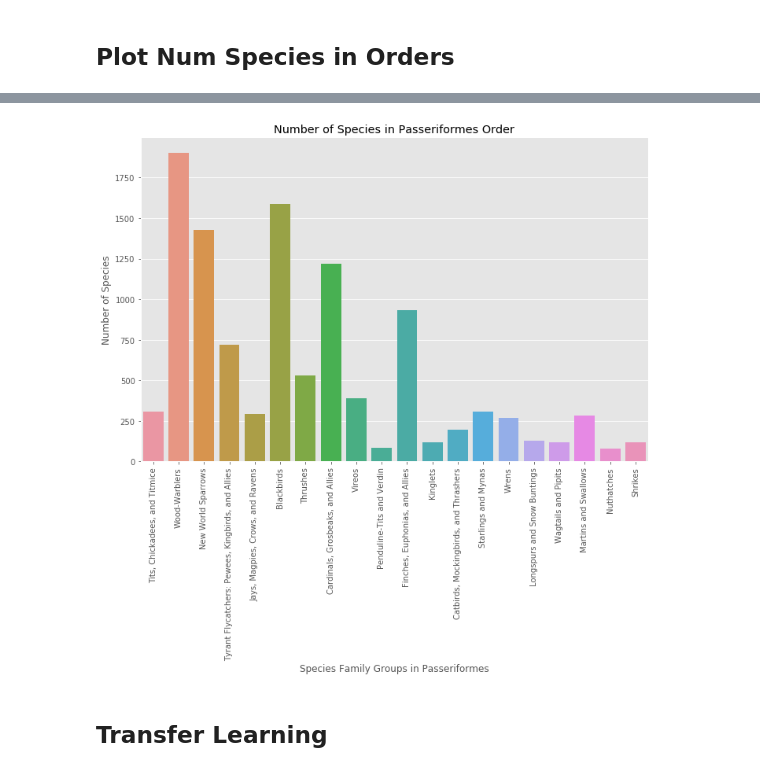
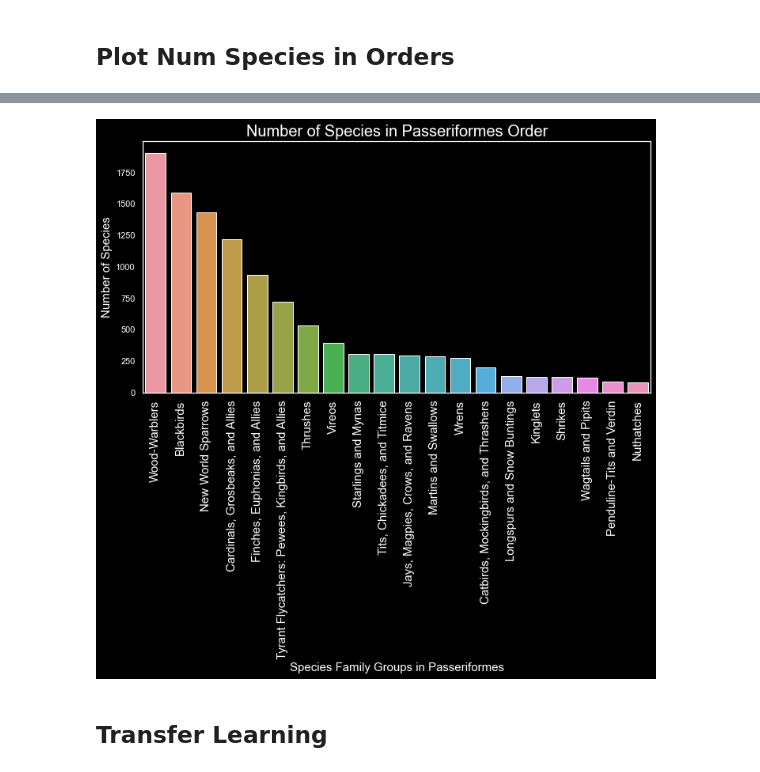
Before and after one commit to cwong690/Birdex, a Jupyter notebook: species_model.ipynb, the cells around one changed output, grey strips where cells are left out. Drawn from its saved outputs; the diff is of its cells as text; code cells hidden in the pictures.

```diff
--- a/species_model.ipynb
+++ b/species_model.ipynb
@@ -253,4 +262,6 @@ blackbird1 = Image.open(img_bytes)
 #     ax.set_title(name)
 
 # plt.tight_layout()
+# %%
+plt.style.use('dark_background')
 # %%
@@ -280,0 +288,2 @@ df
+# %%
+order_fam = final_orders[final_orders['order']=='Passeriformes'].groupby('species_group').count()['order'].sort_values(ascending=False)
@@ -281,14 +303,19 @@ df
 # %%
+plt.style.use('dark_background')
+
 fig, ax = plt.subplots(figsize=(10,10))
 
-ax = sns.countplot('species_group',data=final_orders[final_orders['order']=='Passeriformes']);
-plt.xticks(rotation=90);
-ax.set_title('Number of Species in Passeriformes Order')
-ax.set_xlabel('Species Family Groups in Passeriformes')
-ax.set_ylabel('Number of Species')
+ax = sns.barplot(x=order_fam.index.values, y=order_fam.values);
+plt.xticks(rotation=90, fontsize=15);
+ax.set_title('Number of Species in Passeriformes Order', fontsize=20)
+ax.set_xlabel('Species Family Groups in Passeriformes', fontsize=15)
+ax.set_ylabel('Number of Species', fontsize=15)
+ax.grid(False)
 plt.tight_layout()
+
+plt.savefig('graphs/num_passer_order.png')
 # %% [output]
-[figure, old version]
+[figure, new version]
 # %%
 img_dir = 'images' # folder containing all other folders of images
 paths = orders_df['file_path']
```
Also changed, not shown: parts of 11 cells of this notebook, 12 other files.
